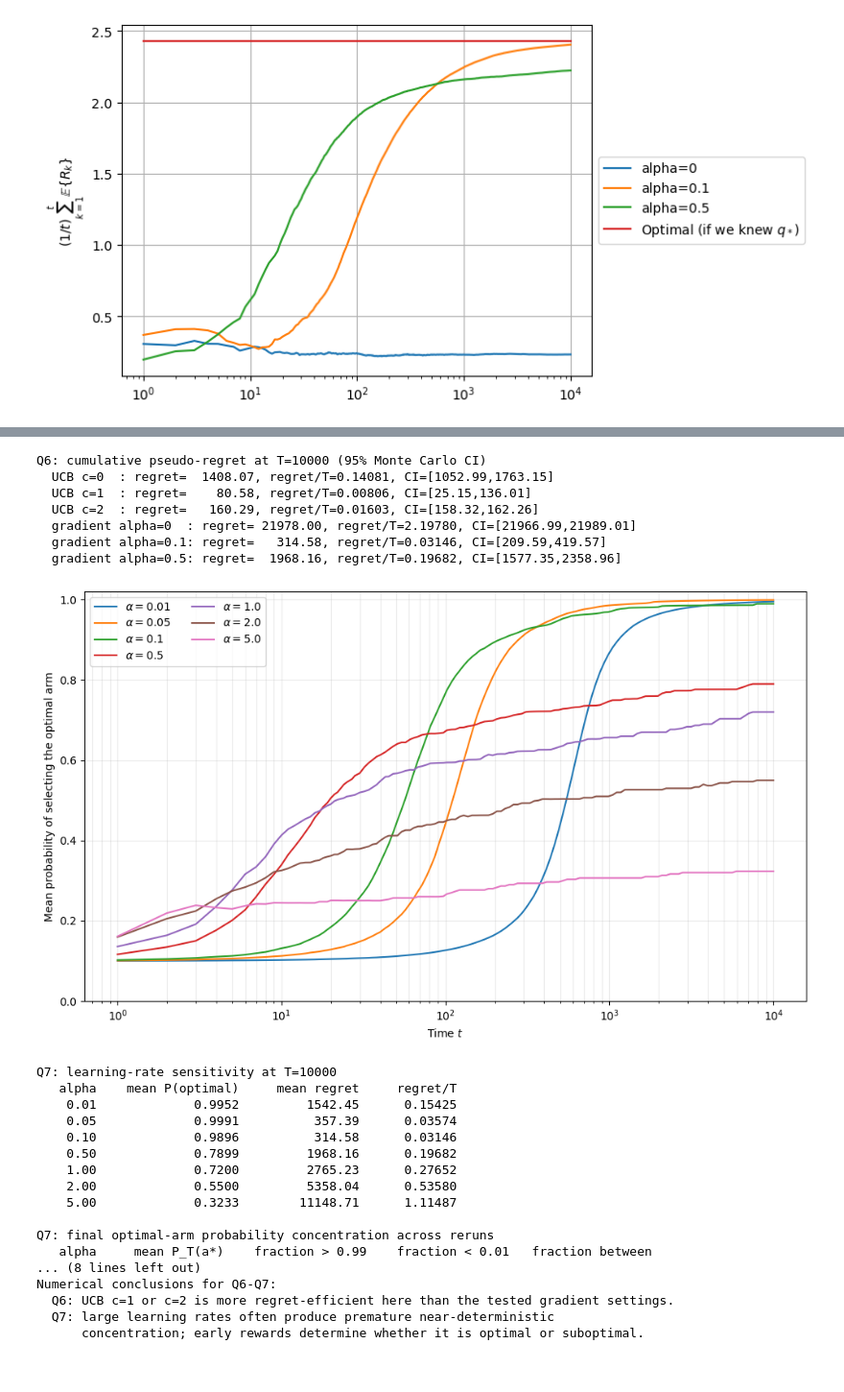
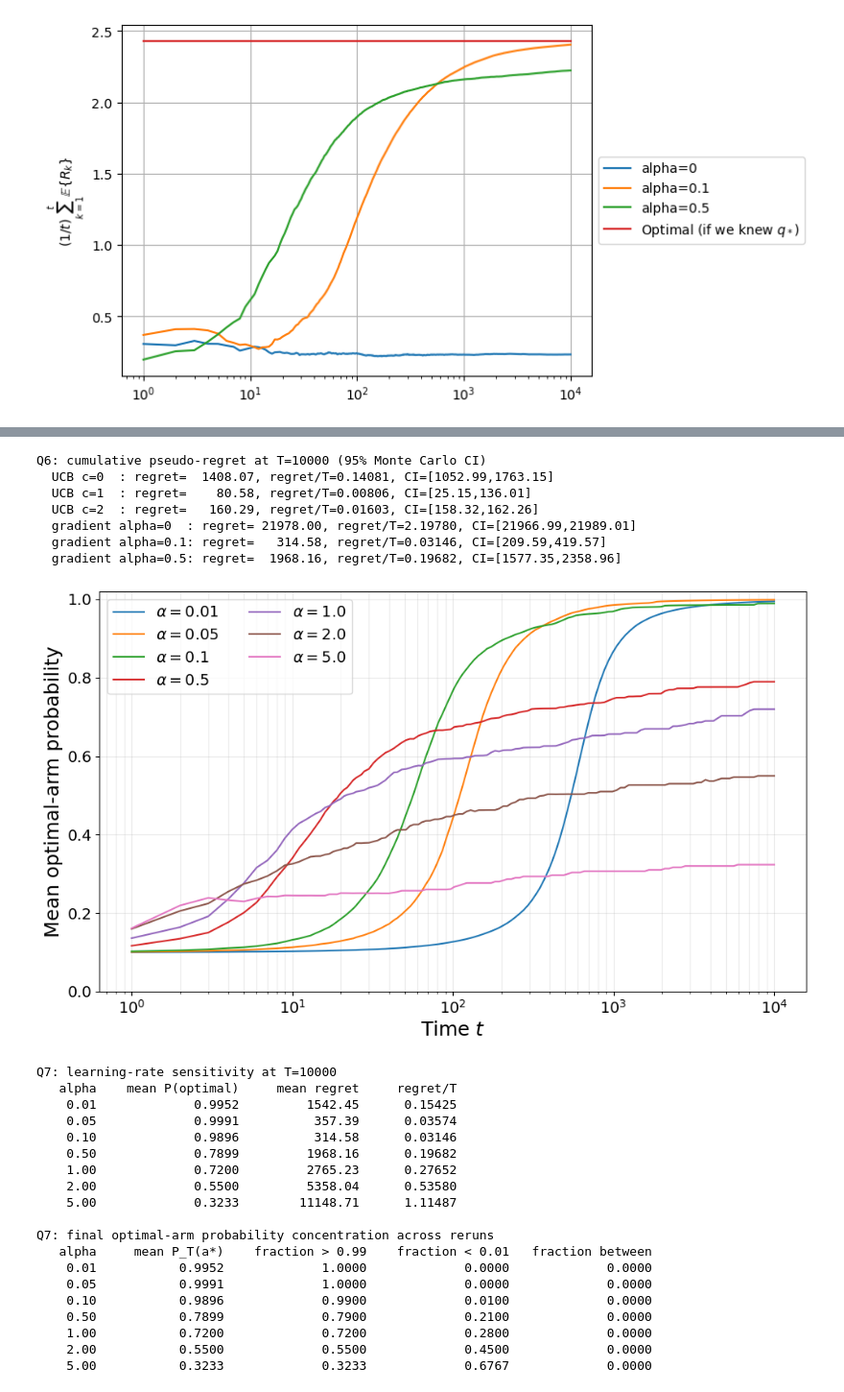
Before and after one commit to JamesCondos/Reinforcement_Learning_for_Engineers, a Jupyter notebook: WS1/Workshop_1_-_Multi-Armed_Bandits_fixed.ipynb, the cells around one changed output, grey strips where cells are left out. Shown at 96% size. Saved outputs shown, nothing was run; the diff lists cells and outputs as text; code cells hidden in the pictures.

```diff
--- a/WS1/Workshop_1_-_Multi-Armed_Bandits_fixed.ipynb
+++ b/WS1/Workshop_1_-_Multi-Armed_Bandits_fixed.ipynb
@@ -876,8 +819,7 @@ plt.show()
 import numpy as np
 import matplotlib.pyplot as plt
 
-# Questions 6-7: gradient-bandit analysis.
-# Run the Q4-Q5 cell first; its UCB results provide the fair comparison in Q6.
+# Q6-Q7 simulations
 required_q45=['T_q47','rerun_q47','R_star_q47','optimal_arm_q47',
               'plot_steps_q47','plot_index_q47','rows_q47','ucb_results_q47',
               'ucb_cs_q47','final_summary_q47']
@@ -885,7 +827,7 @@ missing_q45=[name for name in required_q45 if name not in globals()]
 if missing_q45:
     raise RuntimeError('Run the Questions 4-5 analysis cell first. Missing: '+', '.join(missing_q45))
 def simulate_gradient_q47(alpha,seed):
-    """Run the gradient-bandit update with a stable softmax implementation."""
+    """Simulate the gradient bandit and record regret and optimal-arm probability."""
     rng=np.random.default_rng(seed)
     H=np.zeros((rerun_q47,k))
     baseline=np.zeros(rerun_q47)
@@ -911,7 +853,7 @@ def simulate_gradient_q47(alpha,seed):
         if completed in plot_index_q47:
             j=plot_index_q47[completed]
             regret_samples[j]=cumulative
-            # Recompute the post-update policy for a consistent checkpoint.
+            # Probability after the update
             shifted_now=H-np.max(H,axis=1,keepdims=True)
             exp_now=np.exp(shifted_now)
             P_now=exp_now/np.sum(exp_now,axis=1,keepdims=True)
@@ -921,9 +863,8 @@ def simulate_gradient_q47(alpha,seed):
 gradient_alphas_q47=[0,0.01,0.05,0.1,0.5,1.0,2.0,5.0]
 gradient_results_q47={alpha:simulate_gradient_q47(alpha,4900+i)
                       for i,alpha in enumerate(gradient_alphas_q47)}
-# Q6: direct regret comparison for workshop UCB and gradient-bandit settings.
+# Q6: gradient-bandit and UCB regret
 plt.figure(figsize=(10,6))
-# Solid lines identify UCB; dashed lines identify gradient bandits.
 ucb_colours_q6=plt.cm.Blues(np.linspace(0.45,0.9,len(ucb_cs_q47)))
 gradient_colours_q6=plt.cm.Oranges(np.linspace(0.45,0.9,3))
 for colour,c in zip(ucb_colours_q6,ucb_cs_q47):
@@ -933,12 +874,14 @@ for colour,alpha in zip(gradient_colours_q6,[0,0.1,0.5]):
     plt.loglog(plot_steps_q47,np.mean(gradient_results_q47[alpha]['regret'],axis=1),
                color=colour,linestyle='--',linewidth=2.0,
                label=fr'gradient $\alpha={alpha}$')
-plt.xlabel('Time $t$')
-plt.ylabel('Empirical cumulative pseudo-regret')
+plt.xlabel('Time $t$',fontsize=18)
+plt.ylabel('Empirical cumulative pseudo-regret',fontsize=18)
+plt.tick_params(axis='both',which='major',labelsize=14)
+plt.tick_params(axis='both',which='minor',labelsize=12)
 plt.grid(True,which='both',alpha=0.25)
-plt.legend()
+plt.legend(fontsize=14)
 plt.tight_layout()
-plt.savefig('q6_gradient_vs_ucb_regret.png',bbox_inches='tight')
+plt.savefig('q6_gradient_vs_ucb_regret.png',bbox_inches='tight',dpi=200)
 plt.show()
 
 print('\nQ6: cumulative pseudo-regret at T=10000 (95% Monte Carlo CI)')
@@ -949,19 +892,20 @@ for alpha in [0,0.1,0.5]:
     mean,rho,low,high=final_summary_q47(gradient_results_q47[alpha]['regret'])
     print(f'  gradient alpha={alpha:<3}: regret={mean:9.2f}, regret/T={rho:.5f}, CI=[{low:.2f},{high:.2f}]')
 
-# Q7: learning-rate sweep. A stable softmax prevents numerical overflow, so
-# poor large-alpha behaviour reflects the algorithm rather than exp overflow.
+# Q7: step-size sweep
 plt.figure(figsize=(10,6))
 for alpha in gradient_alphas_q47[1:]:
     plt.semilogx(plot_steps_q47,np.mean(gradient_results_q47[alpha]['p_opt'],axis=1),
                  label=fr'$\alpha={alpha}$')
-plt.xlabel('Time $t$')
-plt.ylabel('Mean probability of selecting the optimal arm')
+plt.xlabel('Time $t$',fontsize=18)
+plt.ylabel('Mean optimal-arm probability',fontsize=18)
+plt.tick_params(axis='both',which='major',labelsize=14)
+plt.tick_params(axis='both',which='minor',labelsize=12)
 plt.ylim(0,1.02)
 plt.grid(True,which='both',alpha=0.25)
-plt.legend(ncol=2)
+plt.legend(ncol=2,fontsize=14)
 plt.tight_layout()
-plt.savefig('q7_gradient_alpha_sensitivity.png',bbox_inches='tight')
+plt.savefig('q7_gradient_alpha_sensitivity.png',bbox_inches='tight',dpi=200)
 plt.show()
 
 print('\nQ7: learning-rate sensitivity at T=10000')
@@ -981,9 +925,4 @@ for alpha in gradient_alphas_q47[1:]:
     fraction_between=np.mean((final_p>=0.01)&(final_p<=0.99))
     print(f'{alpha:8.2f} {np.mean(final_p):16.4f} {fraction_high:18.4f} '
           f'{fraction_low:18.4f} {fraction_between:18.4f}')
-
-print('\nNumerical conclusions for Q6-Q7:')
-print('  Q6: UCB c=1 or c=2 is more regret-efficient here than the tested gradient settings.')
-print('  Q7: large learning rates often produce premature near-deterministic')
-print('      concentration; early rewards determine whether it is optimal or suboptimal.')
 # %% [output]
@@ -991,11 +930,11 @@ print('      concentration; early rewards determine whether it is optimal or sub
 Q6: cumulative pseudo-regret at T=10000 (95% Monte Carlo CI)
   UCB c=0  : regret=  1408.07, regret/T=0.14081, CI=[1052.99,1763.15]
   UCB c=1  : regret=    80.58, regret/T=0.00806, CI=[25.15,136.01]
   UCB c=2  : regret=   160.29, regret/T=0.01603, CI=[158.32,162.26]
   gradient alpha=0  : regret= 21978.00, regret/T=2.19780, CI=[21966.99,21989.01]
   gradient alpha=0.1: regret=   314.58, regret/T=0.03146, CI=[209.59,419.57]
   gradient alpha=0.5: regret=  1968.16, regret/T=0.19682, CI=[1577.35,2358.96]
-[figure, old version]
+[figure, new version]
 Q7: learning-rate sensitivity at T=10000
    alpha    mean P(optimal)     mean regret     regret/T
     0.01             0.9952         1542.45      0.15425
@@ -1008,9 +947,11 @@ Q7: learning-rate sensitivity at T=10000
 
 Q7: final optimal-arm probability concentration across reruns
    alpha     mean P_T(a*)    fraction > 0.99    fraction < 0.01   fraction between
-... (8 lines left out)
-Numerical conclusions for Q6-Q7:
-  Q6: UCB c=1 or c=2 is more regret-efficient here than the tested gradient settings.
-  Q7: large learning rates often produce premature near-deterministic
-      concentration; early rewards determine whether it is optimal or suboptimal.
+    0.01           0.9952             1.0000             0.0000             0.0000
+    0.05           0.9991             1.0000             0.0000             0.0000
+    0.10           0.9896             0.9900             0.0100             0.0000
+    0.50           0.7899             0.7900             0.2100             0.0000
+    1.00           0.7200             0.7200             0.2800             0.0000
+    2.00           0.5500             0.5500             0.4500             0.0000
+    5.00           0.3233             0.3233             0.6767             0.0000
 # %% [markdown]
```
Also changed, not shown: parts of 15 cells of this notebook, 8 other files.
